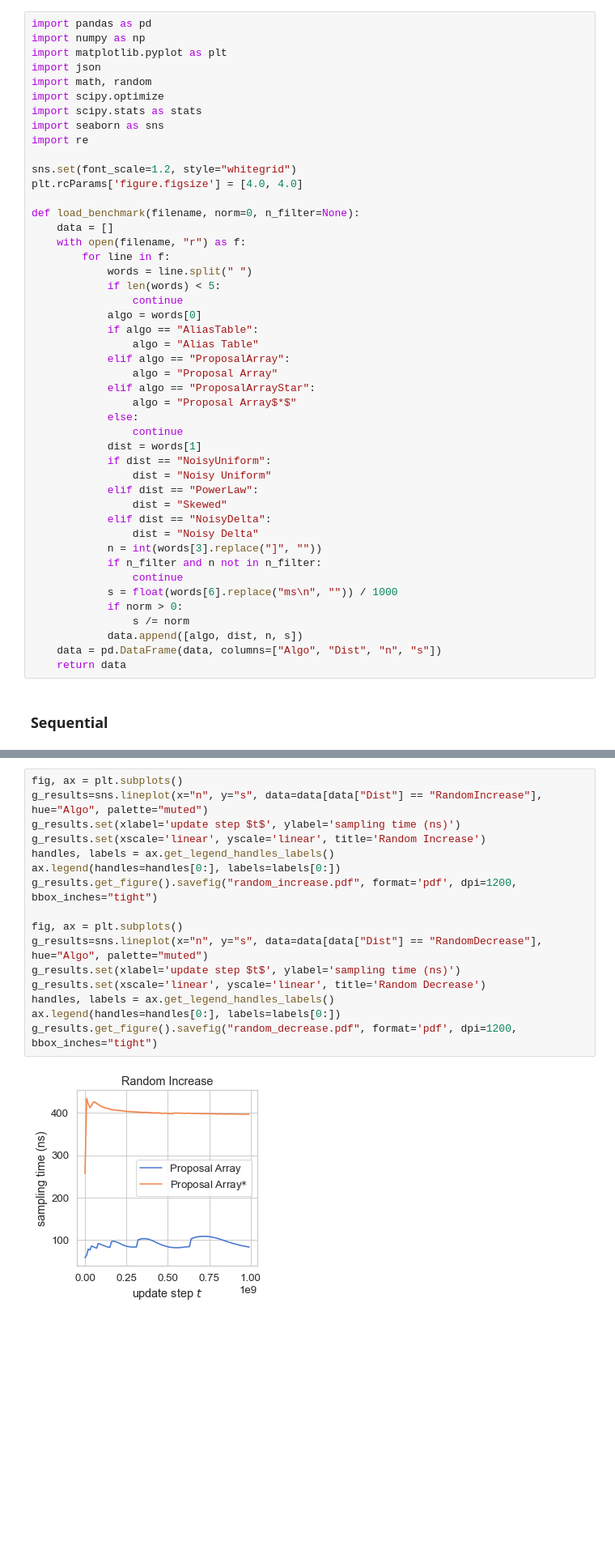
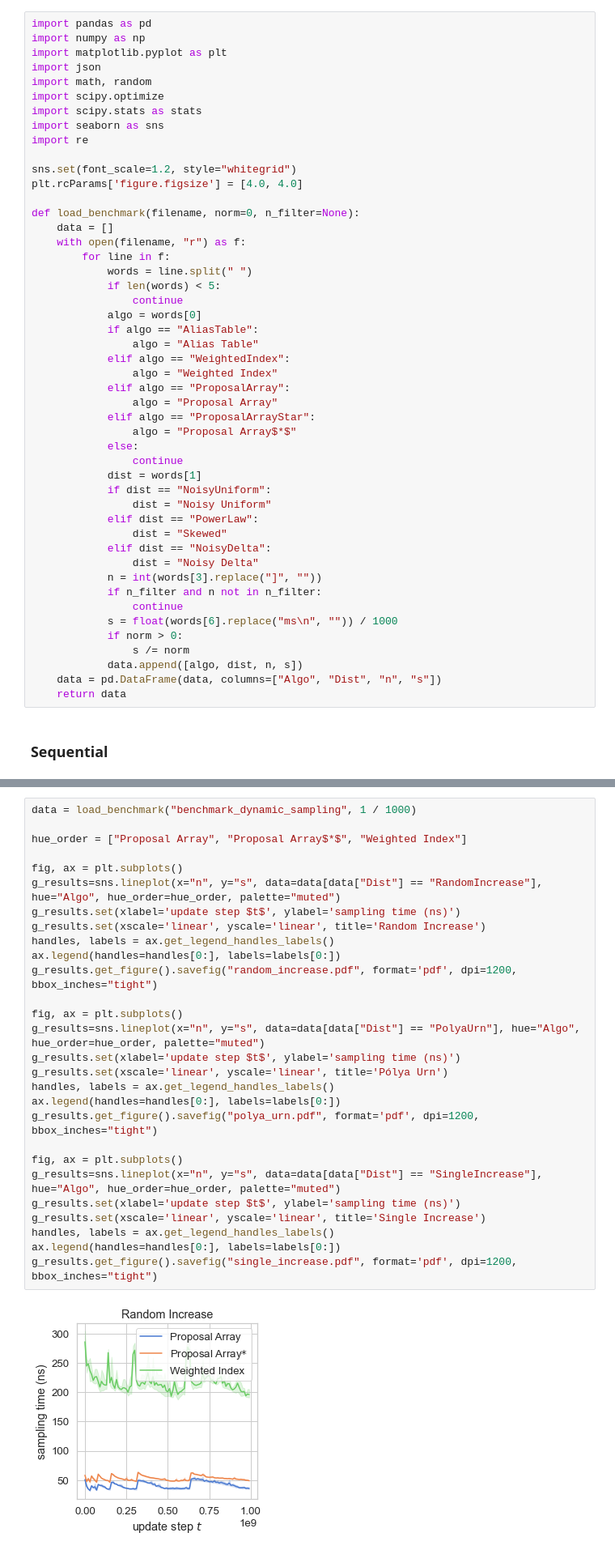
Before and after one commit to Daniel-Allendorf/proposal-array, a Jupyter notebook: Plots.ipynb, the cells around one changed output, grey strips where cells are left out. Shown at 81% size. Cells and saved outputs as stored; diff of their text form; blank space fills up the shorter version.

```diff
--- a/Plots.ipynb
+++ b/Plots.ipynb
@@ -30,6 +30,8 @@ def load_benchmark(filename, norm=0, n_filter=None):
             algo = words[0]
             if algo == "AliasTable":
                 algo = "Alias Table"
+            elif algo == "WeightedIndex":
+                algo = "Weighted Index"
             elif algo == "ProposalArray":
                 algo = "Proposal Array"
             elif algo == "ProposalArrayStar":
@@ -124,18 +124,30 @@ data = load_benchmark("benchmark_dynamic_sampling_opt", 1 / 1000)
 # %%
+data = load_benchmark("benchmark_dynamic_sampling", 1 / 1000)
+
+hue_order = ["Proposal Array", "Proposal Array$*$", "Weighted Index"]
+
 fig, ax = plt.subplots()
-g_results=sns.lineplot(x="n", y="s", data=data[data["Dist"] == "RandomIncrease"], hue="Algo", palette="muted")
+g_results=sns.lineplot(x="n", y="s", data=data[data["Dist"] == "RandomIncrease"], hue="Algo", hue_order=hue_order, palette="muted")
 g_results.set(xlabel='update step $t$', ylabel='sampling time (ns)')
 g_results.set(xscale='linear', yscale='linear', title='Random Increase')
 handles, labels = ax.get_legend_handles_labels()
 ax.legend(handles=handles[0:], labels=labels[0:])
 g_results.get_figure().savefig("random_increase.pdf", format='pdf', dpi=1200, bbox_inches="tight")
 
 fig, ax = plt.subplots()
-g_results=sns.lineplot(x="n", y="s", data=data[data["Dist"] == "RandomDecrease"], hue="Algo", palette="muted")
+g_results=sns.lineplot(x="n", y="s", data=data[data["Dist"] == "PolyaUrn"], hue="Algo", hue_order=hue_order, palette="muted")
 g_results.set(xlabel='update step $t$', ylabel='sampling time (ns)')
-g_results.set(xscale='linear', yscale='linear', title='Random Decrease')
+g_results.set(xscale='linear', yscale='linear', title='Pólya Urn')
 handles, labels = ax.get_legend_handles_labels()
 ax.legend(handles=handles[0:], labels=labels[0:])
-g_results.get_figure().savefig("random_decrease.pdf", format='pdf', dpi=1200, bbox_inches="tight")
+g_results.get_figure().savefig("polya_urn.pdf", format='pdf', dpi=1200, bbox_inches="tight")
+
+fig, ax = plt.subplots()
+g_results=sns.lineplot(x="n", y="s", data=data[data["Dist"] == "SingleIncrease"], hue="Algo", hue_order=hue_order, palette="muted")
+g_results.set(xlabel='update step $t$', ylabel='sampling time (ns)')
+g_results.set(xscale='linear', yscale='linear', title='Single Increase')
+handles, labels = ax.get_legend_handles_labels()
+ax.legend(handles=handles[0:], labels=labels[0:])
+g_results.get_figure().savefig("single_increase.pdf", format='pdf', dpi=1200, bbox_inches="tight")
 # %% [output]
-[figure, old version]
+[figure, new version]
```
Also changed, not shown: parts of 9 cells of this notebook.
